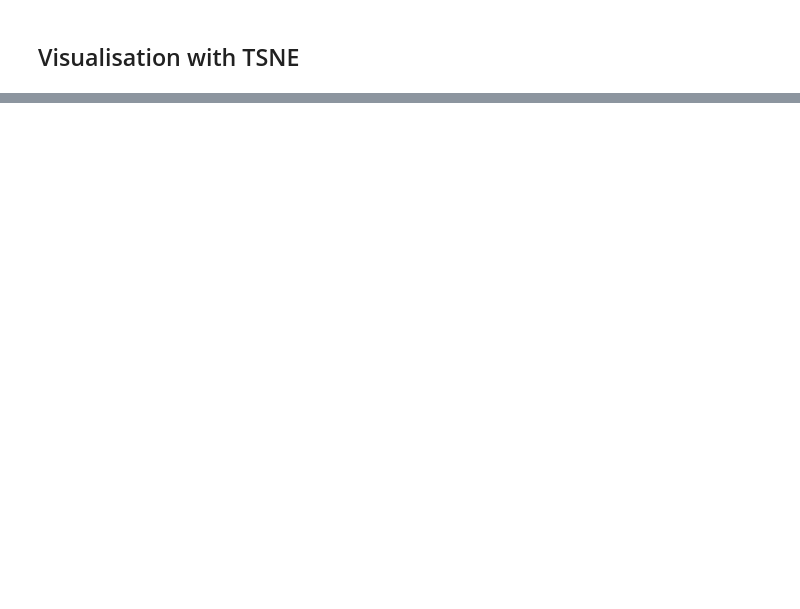
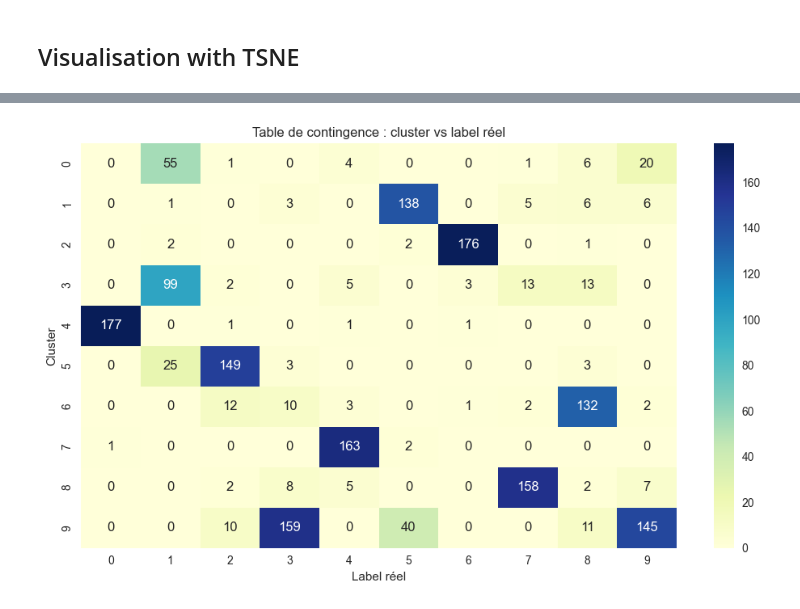
Before and after one commit to YATABARE-Cheikna-Amala/Travaux-pratique-du-cours-de-Machine-Learning-sur-le-Clustering, a Jupyter notebook: clustering.ipynb, the cells around one changed output, grey strips where cells are left out. Drawn from its saved outputs; the diff is of its cells as text; code cells hidden in the pictures; blank space fills up the shorter version.

```diff
--- a/clustering.ipynb
+++ b/clustering.ipynb
@@ -433,0 +1089,22 @@ visualisation du meuilleur modele
+# %%
+
+
+
+df_cluster_label = pd.DataFrame({
+    'cluster': clusters,
+    'label': y
+})
+
+# Table de contingence
+contingency_table = pd.crosstab(df_cluster_label['cluster'], df_cluster_label['label'])
+
+# Affichage sous forme de heatmap
+plt.figure(figsize=(10, 6))
+sns.heatmap(contingency_table, annot=True, fmt="d", cmap="YlGnBu", cbar=True)
+plt.title("Table de contingence : cluster vs label réel")
+plt.xlabel("Label réel")
+plt.ylabel("Cluster")
+plt.tight_layout()
+plt.show()
+# %% [output]
+[figure, added]
```
Also changed, not shown: parts of 35 cells of this notebook.
